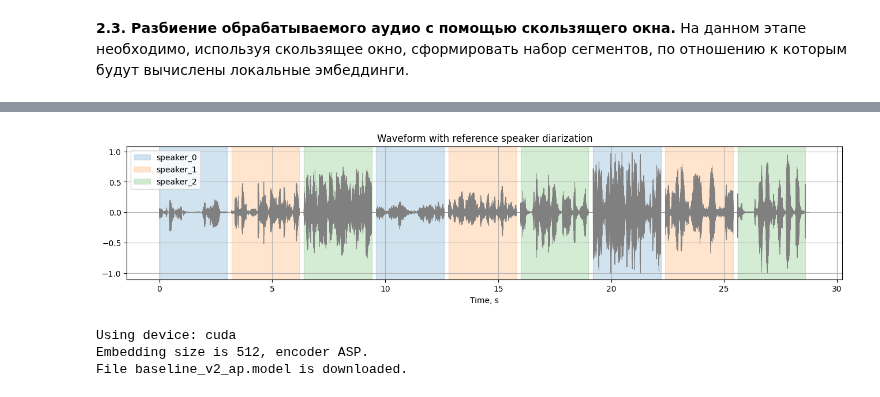
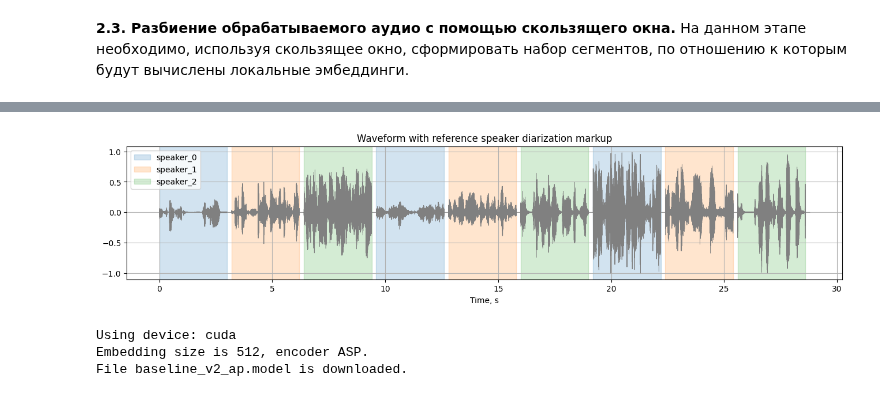
Before and after one commit to itmo-mbss-lab/sr_labs_book, a Jupyter notebook: lab7/lab7_blank.ipynb, the cells around one changed output, grey strips where cells are left out. Saved outputs shown, nothing was run; the diff lists cells and outputs as text; code cells hidden in the pictures.

```diff
--- a/lab7/lab7_blank.ipynb
+++ b/lab7/lab7_blank.ipynb
@@ -206,35 +206,35 @@ AUDIO_PATH = SYNTH_OUTPUT
 # %%
 # Load the generated synthetic audio
 waveform, sr = torchaudio.load(AUDIO_PATH)
 
 assert sr == SAMPLE_RATE, f'Expected {SAMPLE_RATE} Hz, but selected {sr} Hz'
 
 if waveform.size(0) > 1:
     waveform = torch.mean(waveform, dim=0, keepdim=True)
 
 waveform = waveform.squeeze(0)
 waveform = waveform/(waveform.abs().max() + 1e-9)
 
 # Visualization of waveform and reference speaker diarization markup
 if segments_ref is not None:
     times = np.arange(len(waveform)) / SAMPLE_RATE
     fig, ax = plt.subplots(figsize=(16, 3))
     ax.plot(times, waveform.numpy(), color='gray', linewidth=0.6)
     colors = {idx: item for idx, item in enumerate(mcolors.TABLEAU_COLORS)}
     for s, e, lab in segments_ref:
         ax.axvspan(s, e, color=colors.get(lab), alpha=0.2, label=f'speaker_{lab}')
 
     handles, labels_ = ax.get_legend_handles_labels()
     by_label = dict(zip(labels_, handles))
     ax.legend(by_label.values(), by_label.keys())
-    ax.set_title('Waveform with reference speaker diarization')
+    ax.set_title('Waveform with reference speaker diarization markup')
     ax.set_xlabel('Time, s')
     ax.grid(True)
 
 ipd.Audio(AUDIO_PATH)
 # %% [output]
 [interactive output not drawn]
-[figure, old version]
+[figure, new version]
 # %%
 # Speaker embedding extractor initialization
 device = 'cuda' if torch.cuda.is_available() else 'cpu'
```
Also changed, not shown: parts of 2 cells of this notebook.
